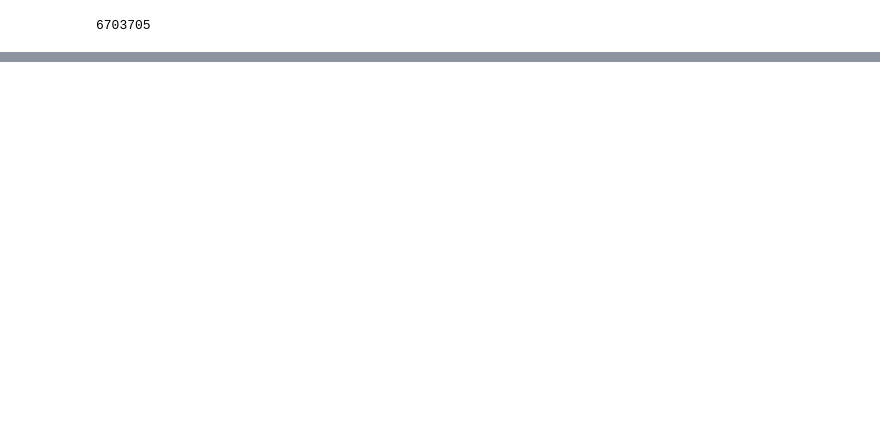
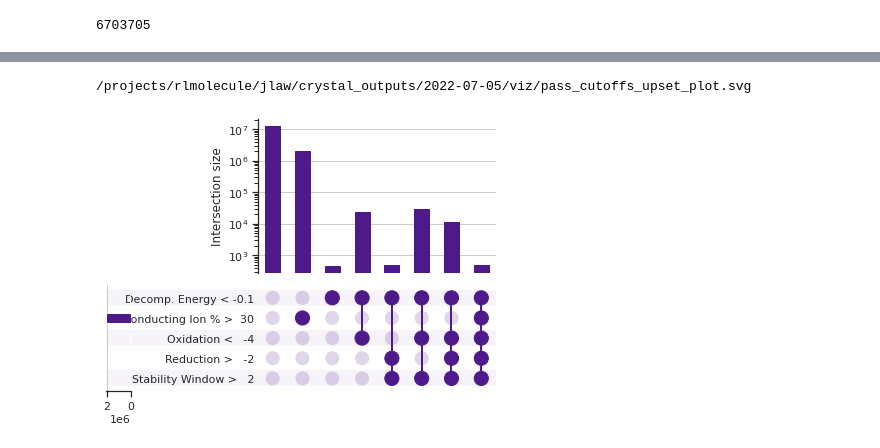
Before and after one commit to NREL/rlmolecule, a Jupyter notebook: examples/crystal_energy/notebooks/20220621_decoration_rewards.ipynb, the cells around one changed output, grey strips where cells are left out. Cells and saved outputs as stored; diff of their text form; code cells hidden in the pictures; blank space fills up the shorter version.

```diff
--- a/examples/crystal_energy/notebooks/20220621_decoration_rewards.ipynb
+++ b/examples/crystal_energy/notebooks/20220621_decoration_rewards.ipynb
@@ -149,0 +346,11 @@ df_mcts_comps_missed.decomp_energy.hist(bins=30)
+# %%
+# add the conducting ion
+# for cond_ion in ['Li', 'K', 'Na']:
+    # df_cutoffs[cond_ion] = df_cutoffs.comp.progress_apply(lambda x: cond_ion in x)
+def get_cond_ion(comp):
+    for cond_ion in ['Li', 'K', 'Na']:
+        if cond_ion in comp:
+            return cond_ion
+
+df_cutoffs['cond_ion'] = df_cutoffs.comp.progress_apply(get_cond_ion)
+df_cutoffs.head(2)
@@ -149,0 +366,2 @@ df_mcts_comps_missed.decomp_energy.hist(bins=30)
+# %%
+df_cutoffs = df_cutoffs.drop(columns=['id', 'comp'])
@@ -149,0 +374,10 @@ df_mcts_comps_missed.decomp_energy.hist(bins=30)
+# %%
+# df_cutoffs = df_cutoffs.drop(columns=['id', 'comp'])
+# df_cutoffs = df_cutoffs[['stability_window', 'reduction', 'oxidation', 'cond_ion_frac', 'decomp_energy']]
+# # only count oxidation, reduction, and stability window if decomp_energy is True
+# df_cutoffs.loc[(df_cutoffs['oxidation']) & ~(df_cutoffs['decomp_energy'])] = False
+# df_cutoffs.loc[(df_cutoffs['reduction']) & ~(df_cutoffs['decomp_energy'])] = False
+# df_cutoffs.loc[(df_cutoffs['stability_window']) & ~(df_cutoffs['decomp_energy'])] = False
+
+df_cutoffs.columns = ['Stability Window >   2', 'Reduction >   -2', 'Oxidation <   -4', 'Conducting Ion % >  30', 'Decomp. Energy < -0.1']
+df_cutoffs.head(2)
@@ -149,0 +388,3 @@ df_mcts_comps_missed.decomp_energy.hist(bins=30)
+# %%
+counts = df_cutoffs.value_counts()
+counts
@@ -149,0 +408,21 @@ df_mcts_comps_missed.decomp_energy.hist(bins=30)
+# %%
+fig = plt.figure(figsize=(7, 5))
+plot_upset(counts,
+           fig=fig, element_size=None,
+           totals_plot_elements=1,
+           intersection_plot_elements=7,
+           facecolor="#4e1a8a",
+           # show_counts=True,
+           # show_percentages=True,
+           min_subset_size=400,
+           # max_subset_size=10000,
+           sort_categories_by=None)
+plt.yscale('log')
+# plt.xscale('log')
+out_file = "/projects/rlmolecule/jlaw/crystal_outputs/2022-07-05/viz/pass_cutoffs_upset_plot.svg"
+print(out_file)
+plt.savefig(out_file, bbox_inches='tight')
+plt.savefig(out_file.replace('.svg', '.png'), bbox_inches='tight')
+# %% [output]
+/projects/rlmolecule/jlaw/crystal_outputs/2022-07-05/viz/pass_cutoffs_upset_plot.svg
+[figure, added]
```
Also changed, not shown: parts of 95 cells of this notebook, 3 other files.
